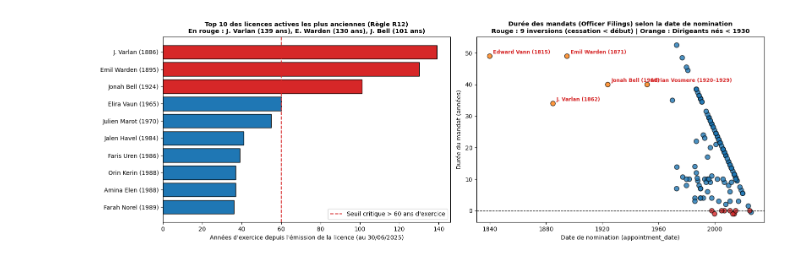
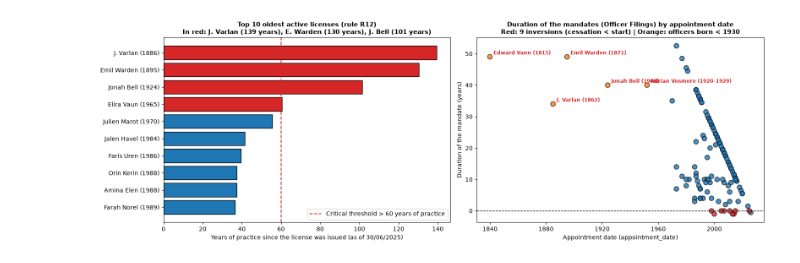
Before and after one commit to tvallot/multi-source-data-mining, a Jupyter notebook: notebooks/public_records.ipynb, the cells around one changed output. Saved outputs shown, nothing was run; the diff lists cells and outputs as text; code cells hidden in the pictures.

```diff
--- a/notebooks/public_records.ipynb
+++ b/notebooks/public_records.ipynb
@@ -1216,83 +1245,83 @@ Nous croisons à présent ces individus historiques avec les tables d'activités
 # %%
 
-# 3.1. DÉTECTION DES IDENTITÉS SÉCULAIRES ACTIVES (R12), DÉLAIS (R13) & ENTITÉS (R15)
+# 3.1. DETECTION OF ACTIVE CENTURY-OLD IDENTITIES (R12), DELAYS (R13) & ENTITIES (R15)
 
-# 1. Filtrage des dirigeants nés avant 1930 dans officer_filings
-masque_ancien = (of_clean['imputed_birth_year'] < 1930) | (of_clean['birth_year_or_age_band'] == '1920–1929')
-anciens_df = of_clean[masque_ancien].merge(
+# 1. Filtering of the officers born before 1930 in officer_filings
+old_mask = (of_clean['imputed_birth_year'] < 1930) | (of_clean['birth_year_or_age_band'] == '1920–1929')
+old_df = of_clean[old_mask].merge(
     re_clean[['registration_number', 'legal_name', 'registration_date', 'current_status', 'last_filing_date']],
     on='registration_number', how='left'
 )
 
-# 2. Croisement avec les licences professionnelles (licensed_professionals)
-anciens_df = anciens_df.merge(
+# 2. Cross-referencing with the professional licenses (licensed_professionals)
+old_df = old_df.merge(
     lp_clean[['professional_name', 'license_number', 'profession', 'specialty', 'license_issue_date', 'license_status', 'primary_facility_license', 'years_licensed']],
     left_on='full_name', right_on='professional_name', how='left'
 )
 
-# 3. Comptage de leurs apparitions comme personne autorisée dans site_access_case_events (2015-2025)
-acces_par_personne = sa_clean.groupby('authorized_person_name').agg(
-    nb_acces_2015_2025=('access_event_id', 'count'),
-    nb_dossiers_acces=('access_case_number', 'nunique'),
-    premier_acces=('event_time_dt', 'min'),
-    dernier_acces=('event_time_dt', 'max')
+# 3. Count of their appearances as authorised person in site_access_case_events (2015-2025)
+accesses_per_person = sa_clean.groupby('authorized_person_name').agg(
+    n_access_2015_2025=('access_event_id', 'count'),
+    n_access_cases=('access_case_number', 'nunique'),
+    first_access=('event_time_dt', 'min'),
+    last_access=('event_time_dt', 'max')
 ).reset_index()
 
-anciens_df = anciens_df.merge(
-    acces_par_personne, left_on='full_name', right_on='authorized_person_name', how='left'
+old_df = old_df.merge(
+    accesses_per_person, left_on='full_name', right_on='authorized_person_name', how='left'
 )
 
-# 4. Vérification dans institutional_memos (2018-2025)
-memos_par_auteur = im_clean.groupby('author_name')['document_date'].apply(list).to_dict()
-anciens_df['memos_recents_signes'] = anciens_df['full_name'].map(memos_par_auteur)
+# 4. Check in institutional_memos (2018-2025)
+memos_per_author = im_clean.groupby('author_name')['document_date'].apply(list).to_dict()
+old_df['recent_memos_signed'] = old_df['full_name'].map(memos_per_author)
 
-print("1. ANOMALIE MAJEURE (R12) : INDIVIDUS NÉS ENTRE 1815 ET 1929 DÉTENANT DES LICENCES ACTIVES OU INTERVENANT EN 2015-2025")
-display(anciens_df[[
+print("1. MAJOR ANOMALY (R12): INDIVIDUALS BORN BETWEEN 1815 AND 1929 HOLDING ACTIVE LICENSES OR ACTING IN 2015-2025")
+display(old_df[[
     'full_name', 'birth_year_or_age_band', 'legal_name', 'current_status',
     'license_number', 'license_issue_date', 'license_status', 'primary_facility_license',
-    'nb_acces_2015_2025', 'dernier_acces', 'memos_recents_signes'
+    'n_access_2015_2025', 'last_access', 'recent_memos_signed'
 ]])
 
-# 5. Vérification de l'anomalie future (2026-07-01) et des licences > 60 ans
-print("\n2. ANOMALIE DE DATE FUTURE (POSTÉRIEURE AU DERNIER ÉVÉNEMENT DU CORPUS) & LICENCES > 60 ANS (R12) :")
+# 5. Check of the future anomaly (2026-07-01) and of the licenses > 60 years
+print("\n2. FUTURE DATE ANOMALY (AFTER THE LAST EVENT OF THE CORPUS) & LICENSES > 60 YEARS (R12):")
 display(lp_clean[(lp_clean['license_issue_date_dt'] > '2026-01-01') | (lp_clean['years_licensed'] > 60)][[
     'license_number', 'professional_name', 'profession', 'specialty', 'license_issue_date', 'years_licensed', 'license_status', 'primary_facility_license'
 ]].round(1))
 
-# 6. Contrôle des âges à la nomination hors plage [18, 90], délais de dépôt > 180j (R13) et entités sans dépôt récent (R15)
-hors_age = of_clean[(of_clean["age_at_appointment"] < 18) | (of_clean["age_at_appointment"] > 90)]
-retard_depot = of_clean[of_clean["filing_lag_days"].abs() > 180]
-entites_dormantes = re_clean[(re_clean["current_status"] == "active") & (re_clean["last_filing_date_dt"] < TODAY - pd.Timedelta(days=365))]
+# 6. Check of the ages at appointment outside [18, 90], filing delays > 180 d (R13) and entities without recent filing (R15)
+out_of_age = of_clean[(of_clean["age_at_appointment"] < 18) | (of_clean["age_at_appointment"] > 90)]
+late_filing = of_clean[of_clean["filing_lag_days"].abs() > 180]
+dormant_entities = re_clean[(re_clean["current_status"] == "active") & (re_clean["last_filing_date_dt"] < TODAY - pd.Timedelta(days=365))]
 
-print(f"\n3. BILAN DES CONTRÔLES SUPPLÉMENTAIRES (R12, R13, R15) :")
-print(f" - Dirigeants nommés avant 18 ans ou après 90 ans (R12) : {len(hors_age)} cas")
-print(f" - Dépôts administratifs éloignés de > 180 jours de la nomination (R13) : {len(retard_depot)} cas")
-print(f" - Entités actives sans dépôt depuis > 1 an (R15) : {len(entites_dormantes)} cas")
+print("\n3. SUMMARY OF THE ADDITIONAL CHECKS (R12, R13, R15):")
+print(f" - Officers appointed before 18 or after 90 years old (R12): {len(out_of_age)} cases")
+print(f" - Administrative filings more than 180 days away from the appointment (R13): {len(late_filing)} cases")
+print(f" - Active entities without filing for > 1 year (R15): {len(dormant_entities)} cases")
 
-# 7. VISUALISATIONS GRAPHIQUES DE LA SECTION 3.1
+# 7. GRAPHICAL VISUALISATIONS OF SECTION 3.1
 fig, axes = plt.subplots(1, 2, figsize=(16, 5.5))
 
-# Graphique A : Ancienneté des licences professionnelles actives (R12)
-pro_top = lp_clean.sort_values("years_licensed", ascending=False).head(10).iloc[::-1]
-cols_lp = ["#d62728" if (y > 60 or y < 0) else "#1f77b4" for y in pro_top["years_licensed"]]
-axes[0].barh(pro_top["professional_name"] + " (" + pro_top["license_issue_date"].str[:4] + ")", pro_top["years_licensed"], color=cols_lp, edgecolor="black")
-axes[0].axvline(60, color="#d62728", linestyle="--", linewidth=1.5, label="Seuil critique > 60 ans d'exercice")
-axes[0].set_xlabel("Années d'exercice depuis l'émission de la licence (au 30/06/2025)")
-axes[0].set_title("Top 10 des licences actives les plus anciennes (Règle R12)\nEn rouge : J. Varlan (139 ans), E. Warden (130 ans), J. Bell (101 ans)", fontsize=10.5, fontweight="bold")
+# Chart A: seniority of the active professional licenses (R12)
+top_pros = lp_clean.sort_values("years_licensed", ascending=False).head(10).iloc[::-1]
+lp_colors = ["#d62728" if (y > 60 or y < 0) else "#1f77b4" for y in top_pros["years_licensed"]]
+axes[0].barh(top_pros["professional_name"] + " (" + top_pros["license_issue_date"].str[:4] + ")", top_pros["years_licensed"], color=lp_colors, edgecolor="black")
+axes[0].axvline(60, color="#d62728", linestyle="--", linewidth=1.5, label="Critical threshold > 60 years of practice")
+axes[0].set_xlabel("Years of practice since the license was issued (as of 30/06/2025)")
+axes[0].set_title("Top 10 oldest active licenses (rule R12)\nIn red: J. Varlan (139 years), E. Warden (130 years), J. Bell (101 years)", fontsize=10.5, fontweight="bold")
 axes[0].legend(loc="lower right")
 
-# Graphique B : Trajectoires temporelles des mandats (Officer Filings) & Inversions de dates
-cond_inv = of_clean["has_date_inversion"].fillna(False)
-cond_anc = (of_clean["imputed_birth_year"] < 1930).fillna(False) | (of_clean["birth_year_or_age_band"] == "1920–1929")
+# Chart B: temporal trajectories of the mandates (Officer Filings) & date inversions
+cond_inversion = of_clean["has_date_inversion"].fillna(False)
+cond_old = (of_clean["imputed_birth_year"] < 1930).fillna(False) | (of_clean["birth_year_or_age_band"] == "1920–1929")
 
 axes[1].scatter(
     of_clean["appointment_date_dt"],
     of_clean["tenure_years"],
-    c=np.where(cond_inv, "#d62728", np.where(cond_anc, "#ff7f0e", "#1f77b4")),
+    c=np.where(cond_inversion, "#d62728", np.where(cond_old, "#ff7f0e", "#1f77b4")),
     s=65, alpha=0.8, edgecolors="black"
 )
 
-for _, r in of_clean[cond_anc].iterrows():
+for _, r in of_clean[cond_old].iterrows():
     axes[1].annotate(
         f"{r['full_name']} ({r['birth_year_or_age_band']})",
         (r["appointment_date_dt"], r["tenure_years"]),
@@ -1301,13 +1330,13 @@ for _, r in of_clean[cond_anc].iterrows():
 
 axes[1].axhline(0, color="black", linestyle="--", linewidth=1)
 axes[1].set_title(
-    "Durée des mandats (Officer Filings) selon la date de nomination\nRouge : 9"
-    " inversions (cessation < début) | Orange : Dirigeants nés < 1930",
+    "Duration of the mandates (Officer Filings) by appointment date\nRed: 9"
+    " inversions (cessation < start) | Orange: officers born < 1930",
     fontsize=10.5,
     fontweight="bold",
 )
-axes[1].set_xlabel("Date de nomination (appointment_date)")
-axes[1].set_ylabel("Durée du mandat (années)")
+axes[1].set_xlabel("Appointment date (appointment_date)")
+axes[1].set_ylabel("Duration of the mandate (years)")
 plt.tight_layout()
 plt.show()
 # %% [output]
@@ -1331,2 +1361,2 @@ plt.show()
-[figure, old version]
+[figure, new version]
 # %% [markdown]
```
Also changed, not shown: parts of 53 cells of this notebook, 20 other files.
